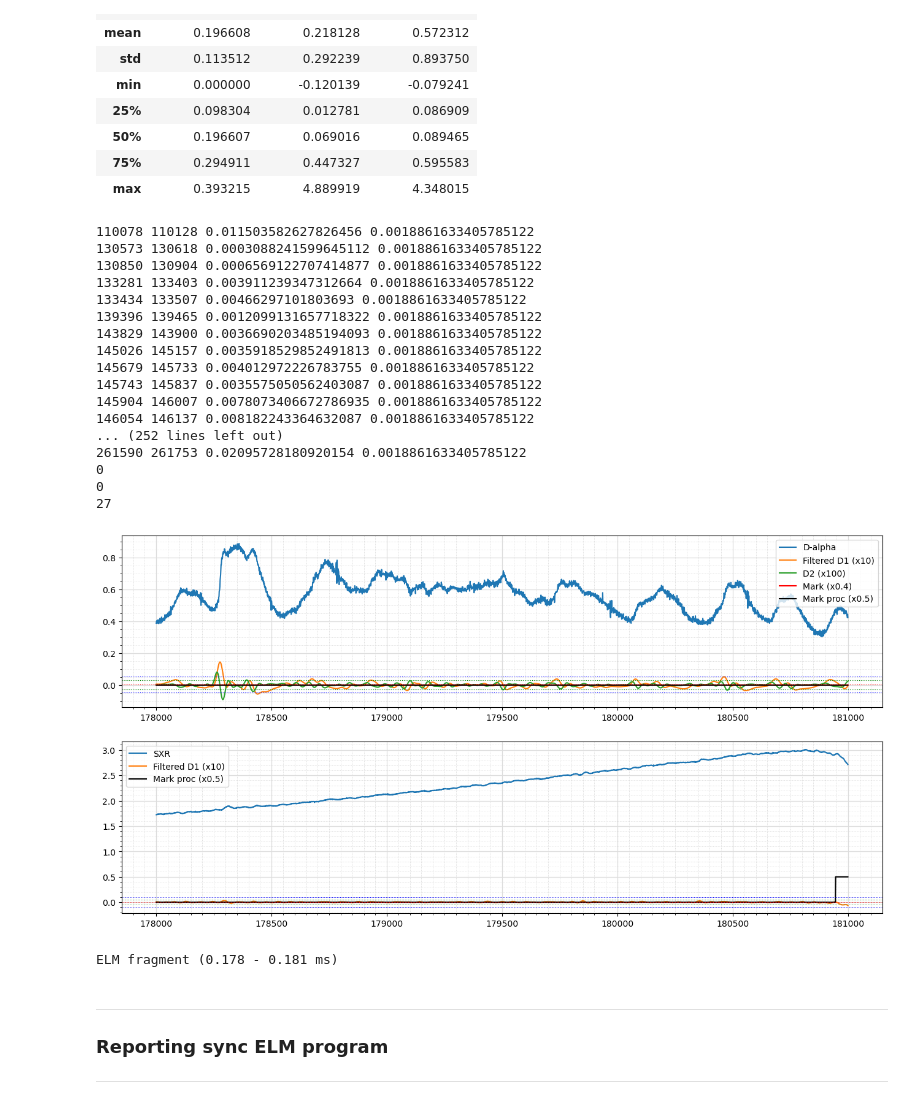
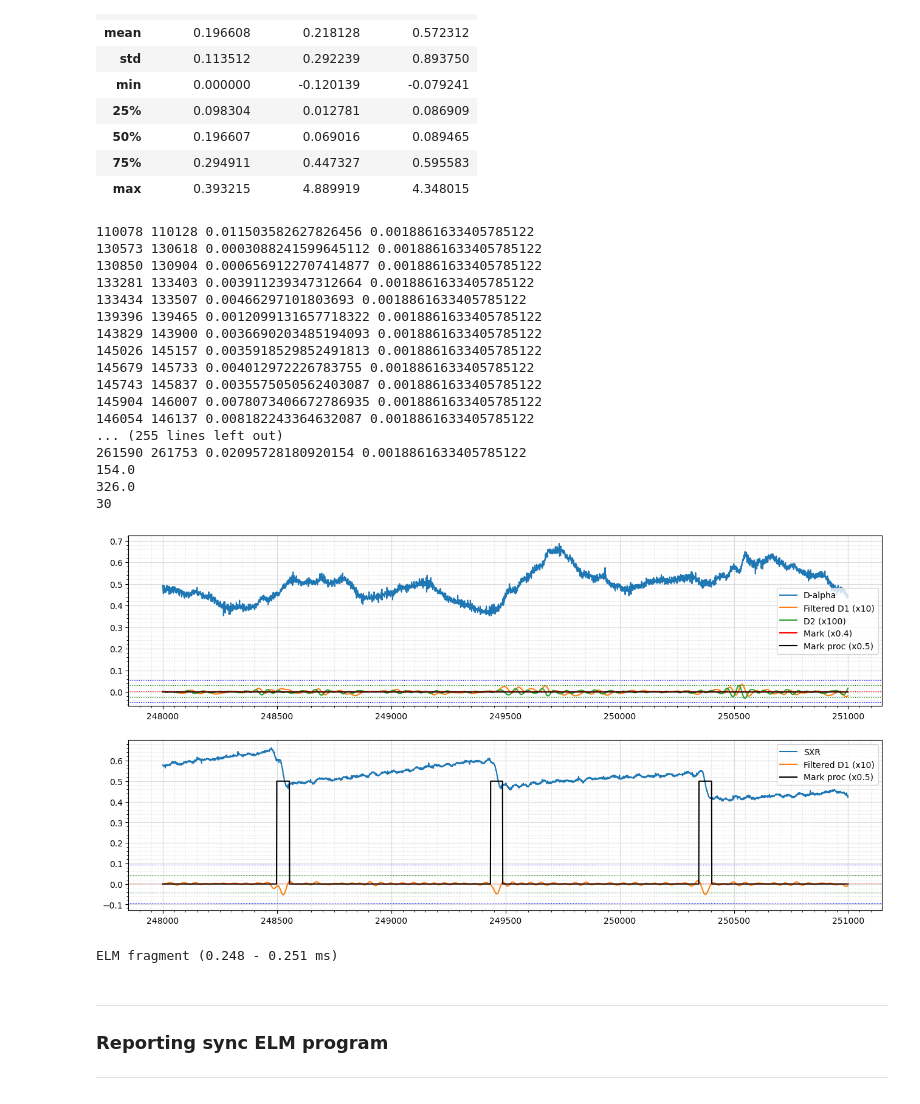
Before and after one commit to feodorrussia/Plasma_analysis, a Jupyter notebook: Marking system.ipynb, the cells around one changed output. Cells and saved outputs as stored; diff of their text form; code cells hidden in the pictures.

```diff
--- a/Marking system.ipynb
+++ b/Marking system.ipynb
@@ -252,13 +252,14 @@ def proc_slices(mark_data: np.array, data: np.array, data_diff: np.array, meta:
                    abs(data_diff[proc_slice.l:proc_slice.r].min() - meta.d_q) < meta.d_std_top * meta.d_std:
                     proc_slice.set_mark(0)
 
-                if meta.name == "sxr" and abs(data_diff[proc_slice.l:proc_slice.r].max() / data_diff[proc_slice.l:proc_slice.r].min()) < meta.max_min_ratio:
-                    proc_slice.set_mark(1)
-                else:
-                    proc_slice.set_mark(0)
+                if meta.name == "sxr":
+                    if abs(abs(data_diff[proc_slice.l:proc_slice.r].min()) - meta.d_q) > meta.d_std_top * meta.d_std:
+                        proc_slice.set_mark(1)
 
-                if meta.name == "sxr" and abs(data_diff[proc_slice.l:proc_slice.r].max() - meta.d_q) > meta.d_std_top * meta.d_std:
-                    proc_slice.set_mark(0)
+                    if abs(data_diff[proc_slice.l:proc_slice.r].max() / data_diff[proc_slice.l:proc_slice.r].min()) < meta.max_min_ratio:
+                        proc_slice.set_mark(1)
+                    else:
+                        proc_slice.set_mark(0)
 
                 res_mark[proc_slice.l: proc_slice.r] = proc_slice.mark
                 c += proc_slice.mark
@@ -312,11 +313,11 @@ mark_sxr = proc_slices(mark_data, sxr, sxr_f, meta_sxr)
 145743 145837 0.0035575050562403087 0.0018861633405785122
 145904 146007 0.0078073406672786935 0.0018861633405785122
 146054 146137 0.008182243364632087 0.0018861633405785122
-... (252 lines left out)
+... (255 lines left out)
 261590 261753 0.02095728180920154 0.0018861633405785122
-0
-0
-27
+154.0
+326.0
+30
 # %%
 import matplotlib.pyplot as plt
 from matplotlib.ticker import AutoMinorLocator
@@ -337,9 +338,9 @@ def get_d2_peaks(diff_data: np.array, mark_data: np.array, s_i: int) -> np.array
     peaks_ind = np.array(peaks_ind)
     return peaks_ind, d2_data[peaks_ind]
 
-mode_plotting = 1  # int(input("Input visualising mode [ 0 - manual | 1 - only marked ]:"))
+mode_plotting = 0  # int(input("Input visualising mode [ 0 - manual | 1 - only marked ]:"))
 # mode_marking = int(input("Input marking mode (0 - manual | 1 - semiauto): ").strip().split()[0])
-l_edge = 130000  # int(input(f"Input start index [0:{df.shape[0]//1000*1000}]: ").strip().split()[0])
+l_edge = 248000  # int(input(f"Input start index [0:{df.shape[0]//1000*1000}]: ").strip().split()[0])
 # print("---")
 step = 2000
 width = 3000
@@ -394,35 +395,35 @@ while l_edge < df.shape[0]:
     ax2.grid(which='major', color='#DDDDDD', linewidth=0.9)
     ax2.grid(which='minor', color='#DDDDDD', linestyle=':', linewidth=0.7)
     ax2.minorticks_on()
     ax2.xaxis.set_minor_locator(AutoMinorLocator(10))
     ax2.legend()
     plt.show()
 
     # res = list(map(int, input(f"Input index pairs of ELM fragments ({df.t[l_edge]} - {df.t[r_edge]} ms):\n").strip().split()))
     # for i in range(0, len(res), 2):
     #     board_ind = [res[i], res[i+1]]
 
     #     mark = float(input("Input mark to set [ 0 | 1 | 2 ]: "))
 
     #     if mode_marking and mark > 0:
     #         board_ind = get_borders(df.loc[res[i]:res[i + 1], "ch1"].to_numpy(), scale=1.5)
     #         board_ind[0] = max(board_ind[0] - step_away + res[i], 0)
     #         board_ind[1] += res[i]
 
     #     df.loc[board_ind[0]:board_ind[1], "ch1_marked"] = mark
 
     print(f"ELM fragment ({df.t[l_edge]} - {df.t[r_edge]} ms)\n")
     break
     # input(f"ELM fragment ({df.t[l_edge]} - {df.t[r_edge]} ms)\n")
 
     plt.close()
     plt.clf()
     l_edge += step
 
 # 217500
 # %% [output]
-[figure, old version]
+[figure, new version]
-ELM fragment (0.178 - 0.181 ms)
+ELM fragment (0.248 - 0.251 ms)
 # %% [markdown]
 ---
 ### Reporting sync ELM program
```
Also changed, not shown: parts of 1 cell of this notebook.
